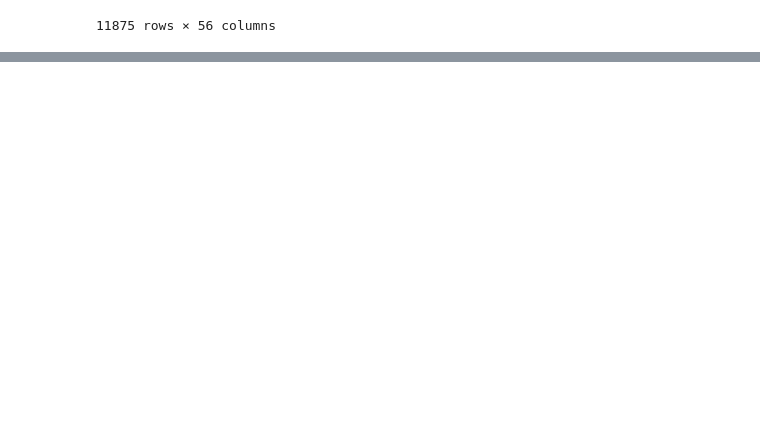
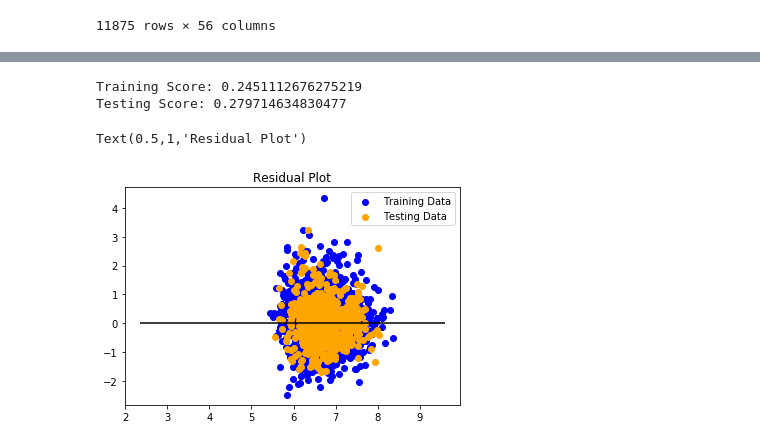
Before and after one commit to SMahashraya/BoxOfficeHits, a Jupyter notebook: data cleaning/Movie Data Cleaning Automated.ipynb, the cells around one changed output, grey strips where cells are left out. Drawn from its saved outputs; the diff is of its cells as text; code cells hidden in the pictures; blank space fills up the shorter version.

```diff
--- a/data cleaning/Movie Data Cleaning Automated.ipynb
+++ b/data cleaning/Movie Data Cleaning Automated.ipynb
@@ -185,0 +644,35 @@ movie_data
+# %%
+X = mlone[["Runtime in Min", "Action", "Adventure", "Animation", "Biography", "Comedy", "Crime",
+            "Documentary", "Drama", "Family", "Fantasy", "Film Noir", "History", "Horror",
+            "Music", "Musical", "Mystery", "Romance", "Sci-Fi", "Short", "Sport", "Superhero",
+            "Thriller", "War", "Western", "Actors Avg Total Gross", "Actors Avg Number of Movies",
+            "Actors Avg Best Picture Gross", "Director Total Gross", "Director Number of Movies", "Director Best Picture Gross",
+            "Title Compound Sentiment", "Black", "White", "Gray", "Red", "Yellow", "Green",
+            "Cyan", "Blue", "Magenta", "Red"]]
+y = mlone[["imdbRating"]].values.reshape(-1, 1)
+# %%
+from sklearn.model_selection import train_test_split
+
+X_train, X_test, y_train, y_test = train_test_split(X, y, random_state=42)
+# %%
+from sklearn.linear_model import LinearRegression
+model = LinearRegression()
+# %%
+model.fit(X_train, y_train)
+training_score = model.score(X_train, y_train)
+testing_score = model.score(X_test, y_test)
+
+print(f"Training Score: {training_score}")
+print(f"Testing Score: {testing_score}")
+# %% [output]
+Training Score: 0.2451112676275219
+Testing Score: 0.279714634830477
+# %%
+plt.scatter(model.predict(X_train), model.predict(X_train) - y_train, c="blue", label="Training Data")
+plt.scatter(model.predict(X_test), model.predict(X_test) - y_test, c="orange", label="Testing Data")
+plt.legend()
+plt.hlines(y=0, xmin=y.min(), xmax=y.max())
+plt.title("Residual Plot")
+# %% [output]
+Text(0.5,1,'Residual Plot')
+[figure, added]
```
Also changed, not shown: parts of 22 cells of this notebook, 1 other file.
